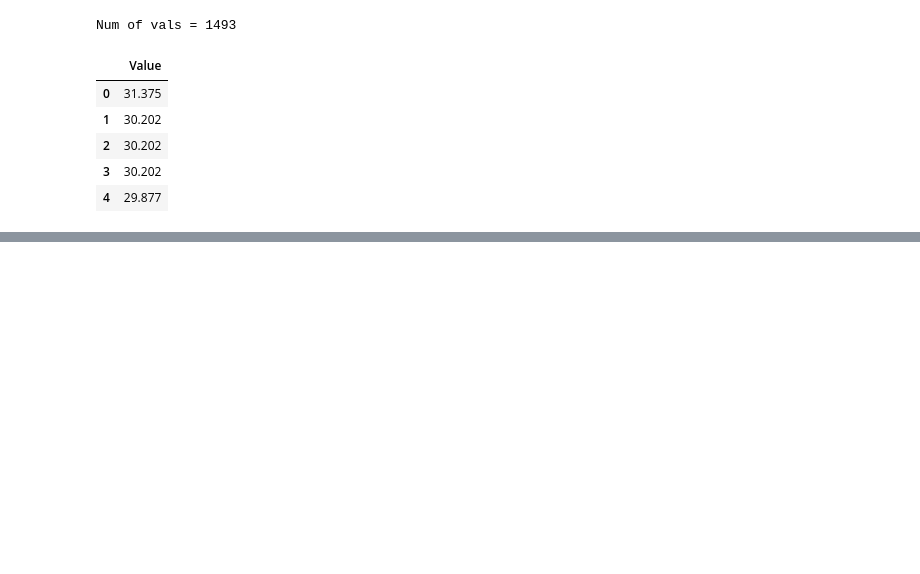
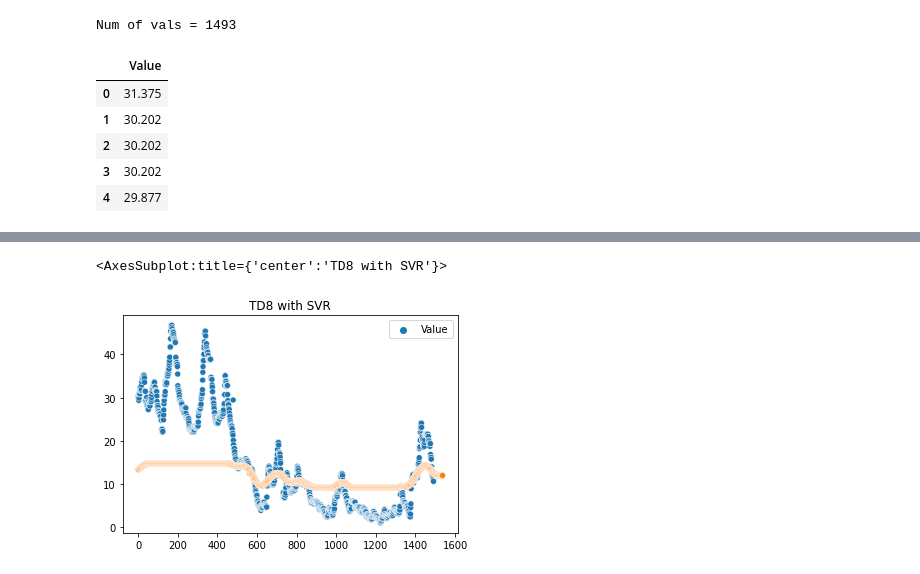
Before and after one commit to DimDimi4-and-fixiki/homework_data, a Jupyter notebook: Notebook.ipynb, the cells around one changed output, grey strips where cells are left out. Drawn from its saved outputs; the diff is of its cells as text; code cells hidden in the pictures; blank space fills up the shorter version.

```diff
--- a/Notebook.ipynb
+++ b/Notebook.ipynb
@@ -130 +129,7 @@ df_8 = df_8[df_8["Value"] <= 100]
+# %%
+sns.scatterplot(data=df_8).set_title("TD8 with SVR")
+sns.scatterplot(data=res_8_45_svr)
+# %% [output]
+<AxesSubplot:title={'center':'TD8 with SVR'}>
+[figure, added]
 # %%
```
Also changed, not shown: parts of 86 cells of this notebook, 7 other files.
